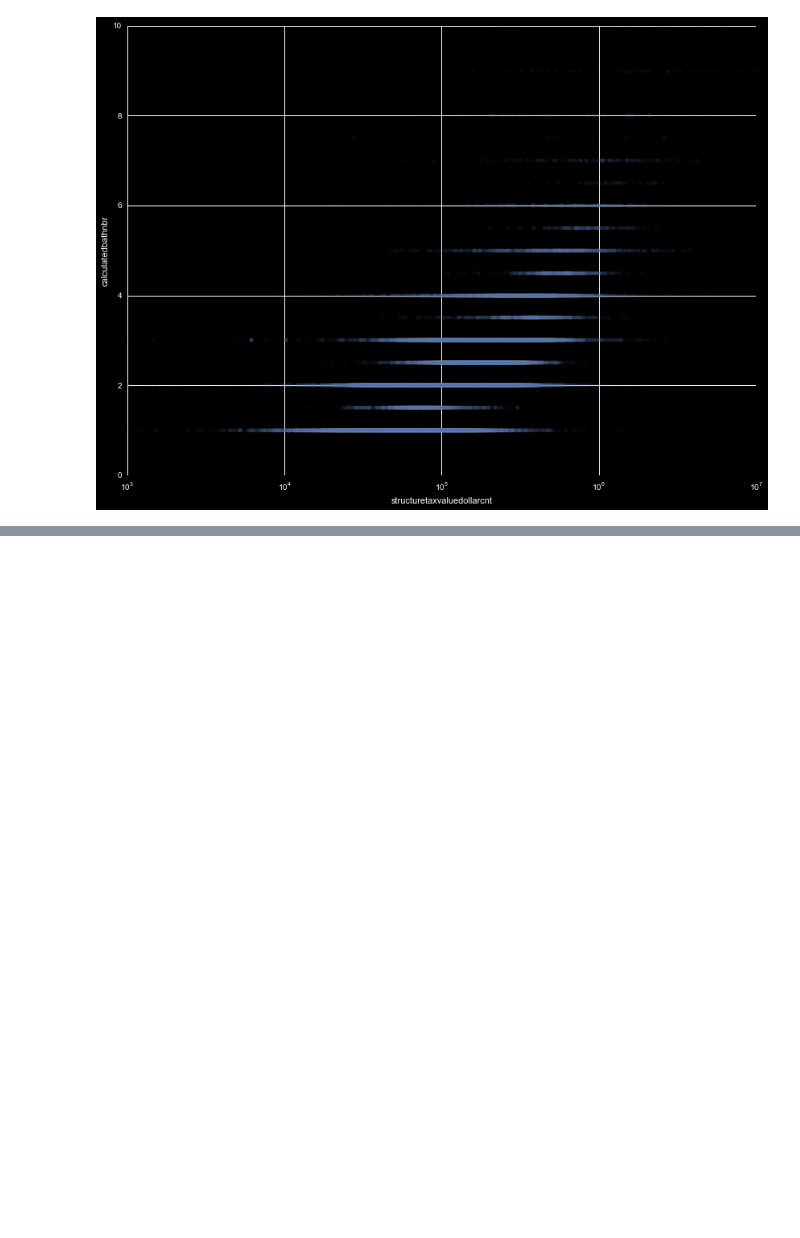
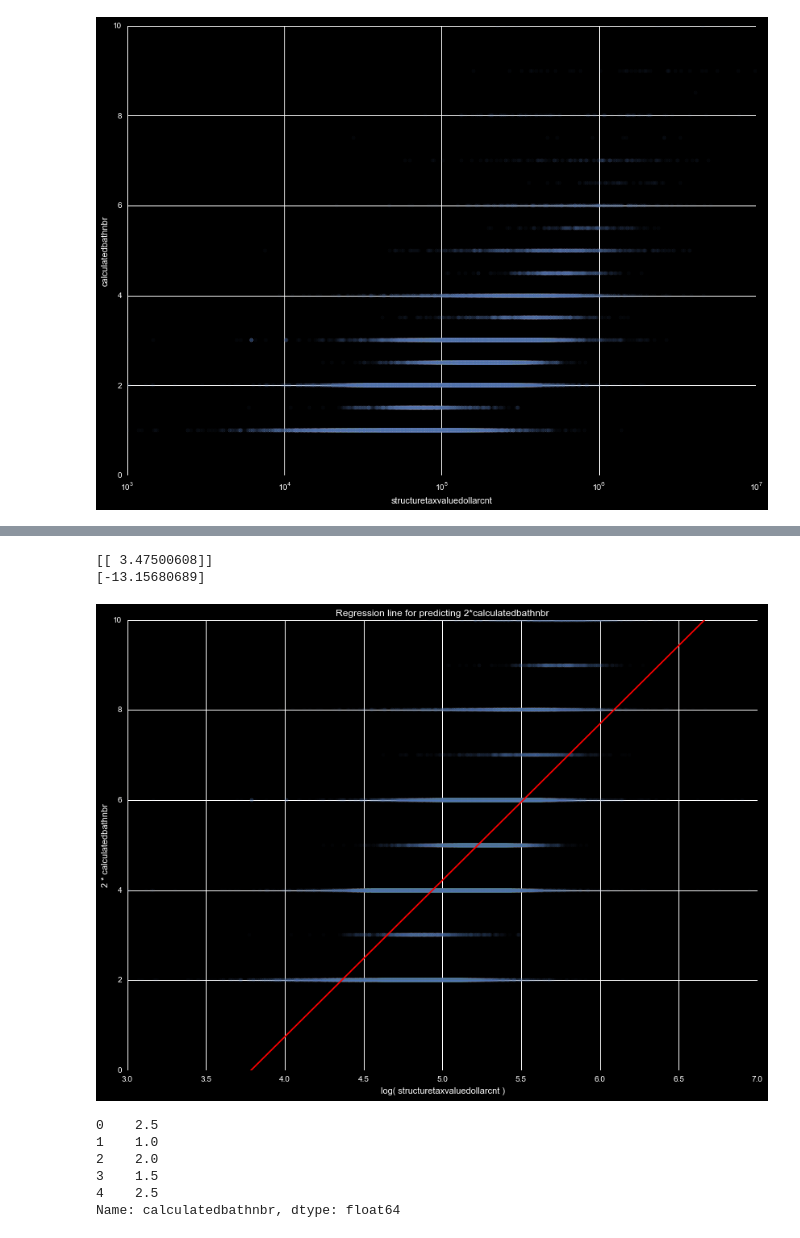
Before and after one commit to markertsean/zillow, a Jupyter notebook: detail_variables_purchased.ipynb, the cells around one changed output, grey strips where cells are left out. Cells and saved outputs as stored; diff of their text form; code cells hidden in the pictures; blank space fills up the shorter version.

```diff
--- a/detail_variables_purchased.ipynb
+++ b/detail_variables_purchased.ipynb
@@ -459,0 +445,62 @@ Possible to calculate bathnbr off these parameters, but lots of noise. maybe inc
+# %%
+def reg_num_bath( inp_df ):
+
+    foo = inp_df[['calculatedbathnbr','structuretaxvaluedollarcnt','parcelid']].copy()
+    foo['structuretaxvaluedollarcnt'] = np.log10( foo['structuretaxvaluedollarcnt'] )
+    foo['calculatedbathnbr'         ] = 2 *       foo['calculatedbathnbr'         ]
+
+    bar = foo.dropna()
+
+    # Perform regressions
+    bath_reg = linear_model.LinearRegression()
+
+    bath_reg.fit( bar['structuretaxvaluedollarcnt'].to_frame(), bar['calculatedbathnbr'].to_frame() )
+
+#
+    print bath_reg.coef_
+    print bath_reg.intercept_
+#
+    xx = np.array( [1,9] )
+    foo.plot.scatter( x='structuretaxvaluedollarcnt', y='calculatedbathnbr', alpha=0.03, figsize=(14,10) )
+    plt.plot( xx, bath_reg.coef_[0]*xx + bath_reg.intercept_, color='r' )
+    plt.xlim(3,7)
+    plt.ylim(0,10)
+    plt.ylabel( '2 * calculatedbathnbr')
+    plt.xlabel( 'log( structuretaxvaluedollarcnt )')
+    plt.title('Regression line for predicting 2*calculatedbathnbr')
+    plt.show()
+
+    a=10
+
+    # Don't need to worry about going through rows
+    # Locate bad indexes, and fill those spots with predicted values
+    null_index = foo.isnull().any(axis=1)
+
+    # Do regression
+    foo.ix[ null_index, ['calculatedbathnbr'] ] = \
+        bath_reg.predict( foo.ix[ null_index, 'structuretaxvaluedollarcnt' ].values.reshape(-1,1) )
+
+    # Convert to 1, 1.5 2 ... baths
+    foo        ['calculatedbathnbr'] = foo['calculatedbathnbr'].round()/2.
+
+    # Lowst valid is 1
+    foo.ix[ foo['calculatedbathnbr'] < 1,  'calculatedbathnbr'] = 1
+
+    # Regression only valid for up to 3, VAST majority in this range
+    foo.ix[ null_index & (foo.loc[ null_index ]['calculatedbathnbr'] > 3), 'calculatedbathnbr' ] = 3
+
+    return foo['calculatedbathnbr']
+
+foofoo = my_df
+foofoo['structuretaxvaluedollarcnt'] = 10**my_df['log_str_tax']
+reg_num_bath( foofoo ).head()
+# %% [output]
+[[ 3.47500608]]
+[-13.15680689]
+[figure, added]
+0    2.5
+1    1.0
+2    2.0
+3    1.5
+4    2.5
+Name: calculatedbathnbr, dtype: float64
```
Also changed, not shown: parts of 9 cells of this notebook, 1 other file.
